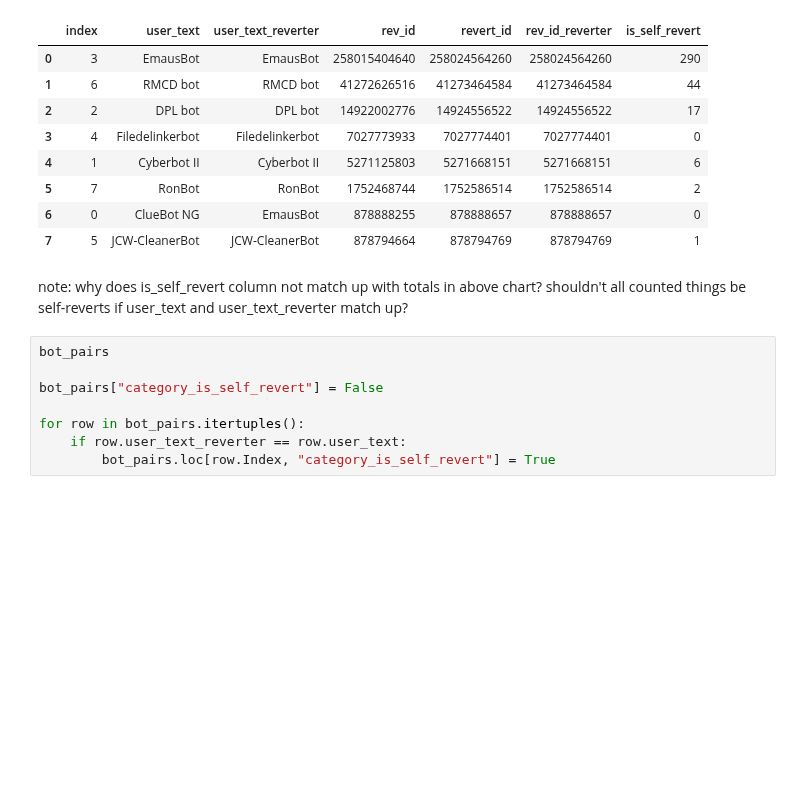
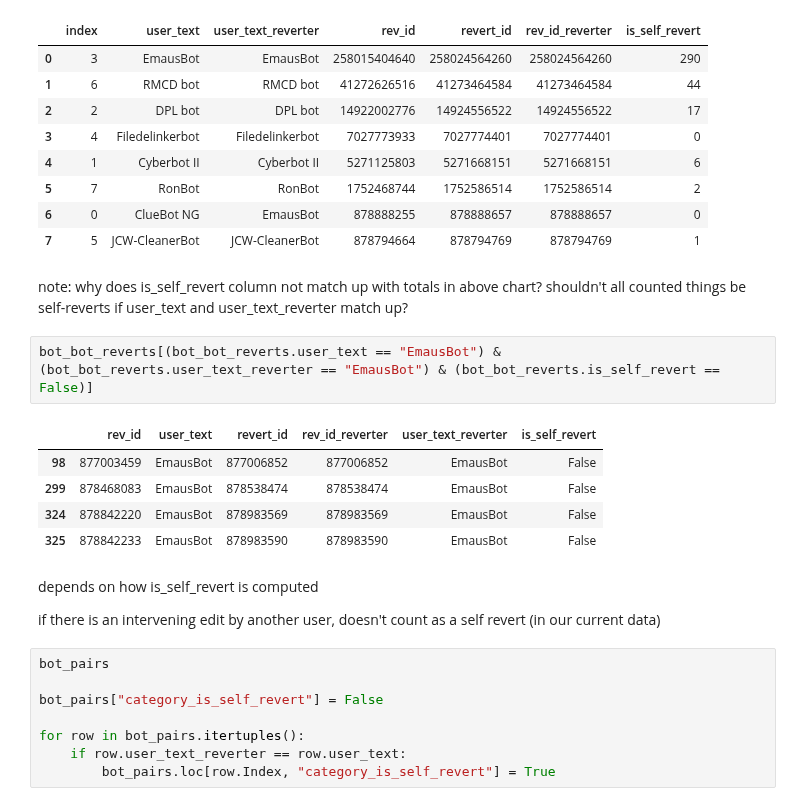
Before and after one commit to levon003/wiki-ores-feedback, a Jupyter notebook: reu2021/bot_reverts_namespace0.ipynb, the cells around one changed output. Drawn from its saved outputs; the diff is of its cells as text; blank space fills up the shorter version.

```diff
--- a/reu2021/bot_reverts_namespace0.ipynb
+++ b/reu2021/bot_reverts_namespace0.ipynb
@@ -76,6 +76,18 @@ bot_bot_reverts.groupby(["user_text","user_text_reverter"], as_index = False).su
 | 7 | 5 | JCW-CleanerBot | JCW-CleanerBot | 878794664 | 878794769 | 878794769 | 1 |
 # %% [markdown]
 note: why does is_self_revert column not match up with totals in above chart? shouldn't all counted things be self-reverts if user_text and user_text_reverter match up?
+# %%
+bot_bot_reverts[(bot_bot_reverts.user_text == "EmausBot") & (bot_bot_reverts.user_text_reverter == "EmausBot") & (bot_bot_reverts.is_self_revert == False)]
+# %% [output]
+|  | rev_id | user_text | revert_id | rev_id_reverter | user_text_reverter | is_self_revert |
+| 98 | 877003459 | EmausBot | 877006852 | 877006852 | EmausBot | False |
+| 299 | 878468083 | EmausBot | 878538474 | 878538474 | EmausBot | False |
+| 324 | 878842220 | EmausBot | 878983569 | 878983569 | EmausBot | False |
+| 325 | 878842233 | EmausBot | 878983590 | 878983590 | EmausBot | False |
+# %% [markdown]
+depends on how is_self_revert is computed
+
+if there is an intervening edit by another user, doesn't count as a self revert (in our current data)
 # %%
 bot_pairs
 
```
Also changed, not shown: 1 other file.
